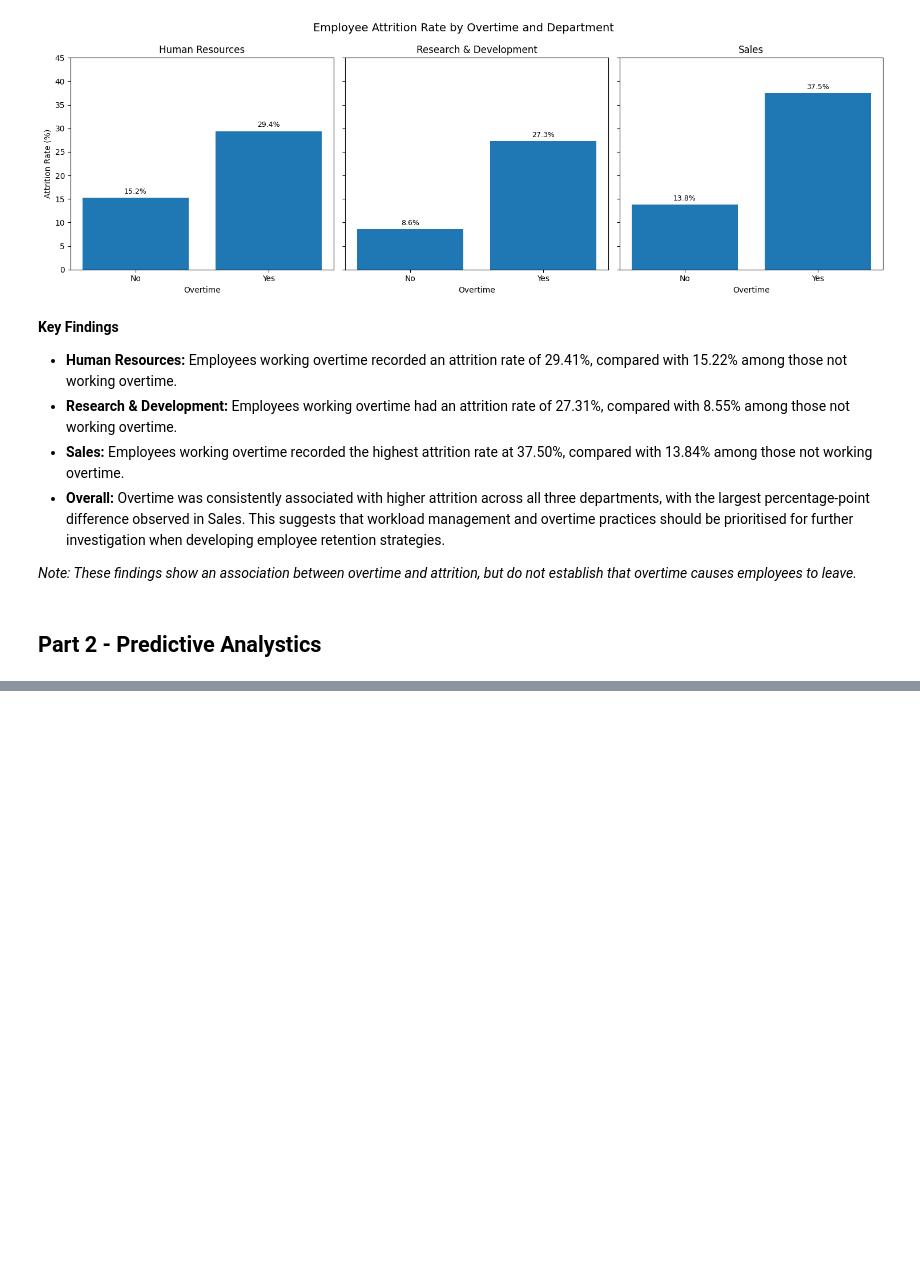
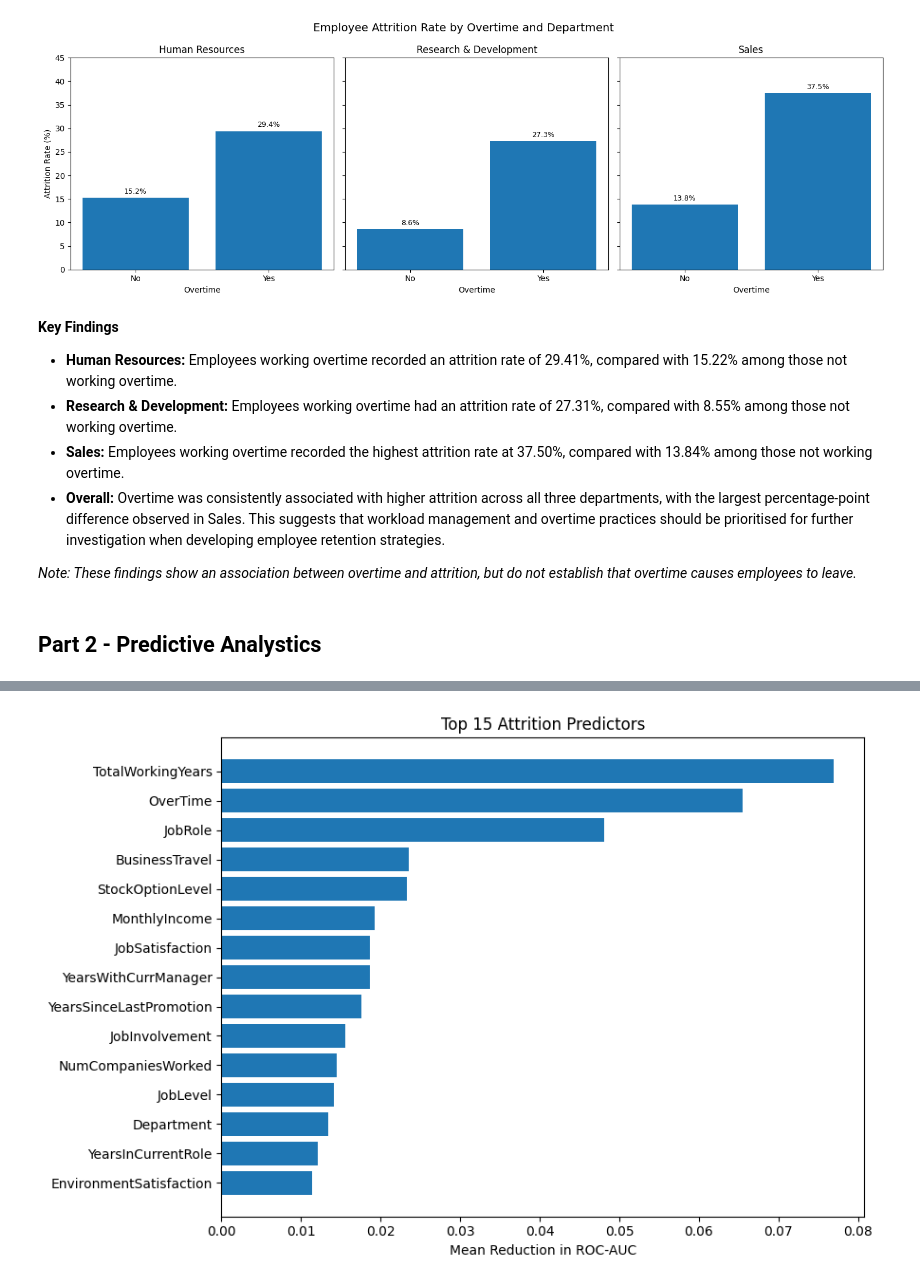
Before and after one commit to junelwc6-source/IBM-HR-Attrition-Analytics, a Jupyter notebook: IBM_HR_Attrition_Capstone.ipynb, the cells around one changed output, grey strips where cells are left out. Drawn from its saved outputs; the diff is of its cells as text; code cells hidden in the pictures; blank space fills up the shorter version.

```diff
--- a/IBM_HR_Attrition_Capstone.ipynb
+++ b/IBM_HR_Attrition_Capstone.ipynb
@@ -258,0 +504,20 @@ A one-to-one merge was performed to combine employee demographics, compensation,
+# %%
+
+# Create relationship satisfaction categories for Power BI
+relationship_labels = {
+    1: "Low",
+    2: "Medium",
+    3: "High",
+    4: "Very High"
+}
+
+df["RelationshipSatisfactionGroup"] = (
+    df["RelationshipSatisfaction"].map(relationship_labels)
+)
+
+# Verify relationship satisfaction categories
+print(df["RelationshipSatisfactionGroup"].value_counts().sort_index())
+
+# Check for unassigned records
+print("Unassigned records:",
+      df["RelationshipSatisfactionGroup"].isna().sum())
@@ -3061,0 +1390,61 @@ Predictive risk scores should be used cautiously for aggregate workforce plannin
+# %%
+
+# Section 5.8 - Predictor importance using cross-validation
+
+import pandas as pd
+import matplotlib.pyplot as plt
+
+from sklearn.base import clone
+from sklearn.inspection import permutation_importance
+from sklearn.model_selection import StratifiedKFold
+
+cv_importance = StratifiedKFold(
+    n_splits=5,
+    shuffle=True,
+    random_state=42
+)
+
+importance_results = []
+
+for train_idx, val_idx in cv_importance.split(X_train, y_train):
+
+    # Train a fresh calibrated model for each fold
+    model = clone(calibrated_logistic_model)
+
+    model.fit(
+        X_train.iloc[train_idx],
+        y_train.iloc[train_idx]
+    )
+
+    # Calculate importance on the validation fold
+    importance = permutation_importance(
+        model,
+        X_train.iloc[val_idx],
+        y_train.iloc[val_idx],
+        scoring="roc_auc",
+        n_repeats=5,
+        random_state=42,
+        n_jobs=-1
+    )
+
+    importance_results.append(importance.importances_mean)
+
+# Average importance across validation folds
+importance_df = pd.DataFrame({
+    "Predictor": predictor_columns,
+    "Importance": pd.DataFrame(importance_results).mean(axis=0)
+}).sort_values("Importance", ascending=False)
+
+# Display results
+display(importance_df.round(4))
+
+# Visualise the 15 most important predictors
+top_features = importance_df.head(15).sort_values("Importance")
+
+plt.figure(figsize=(9, 6))
+plt.barh(top_features["Predictor"], top_features["Importance"])
+plt.xlabel("Mean Reduction in ROC-AUC")
+plt.title("Top 15 Attrition Predictors")
+plt.tight_layout()
+plt.show()
+# %% [output]
@@ -3061,0 +1468 @@ Predictive risk scores should be used cautiously for aggregate workforce plannin
+[figure, added]
```
Also changed, not shown: parts of 153 cells of this notebook.
